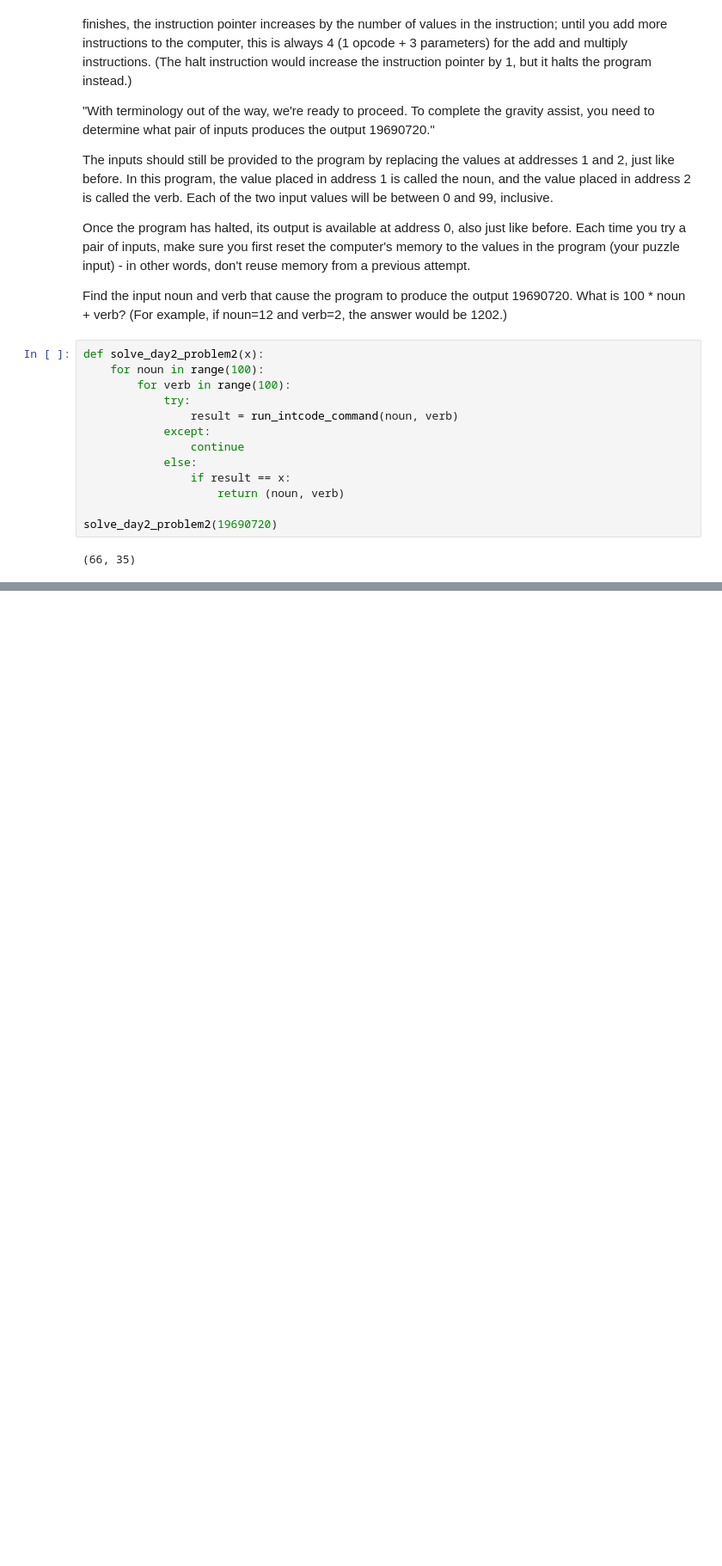
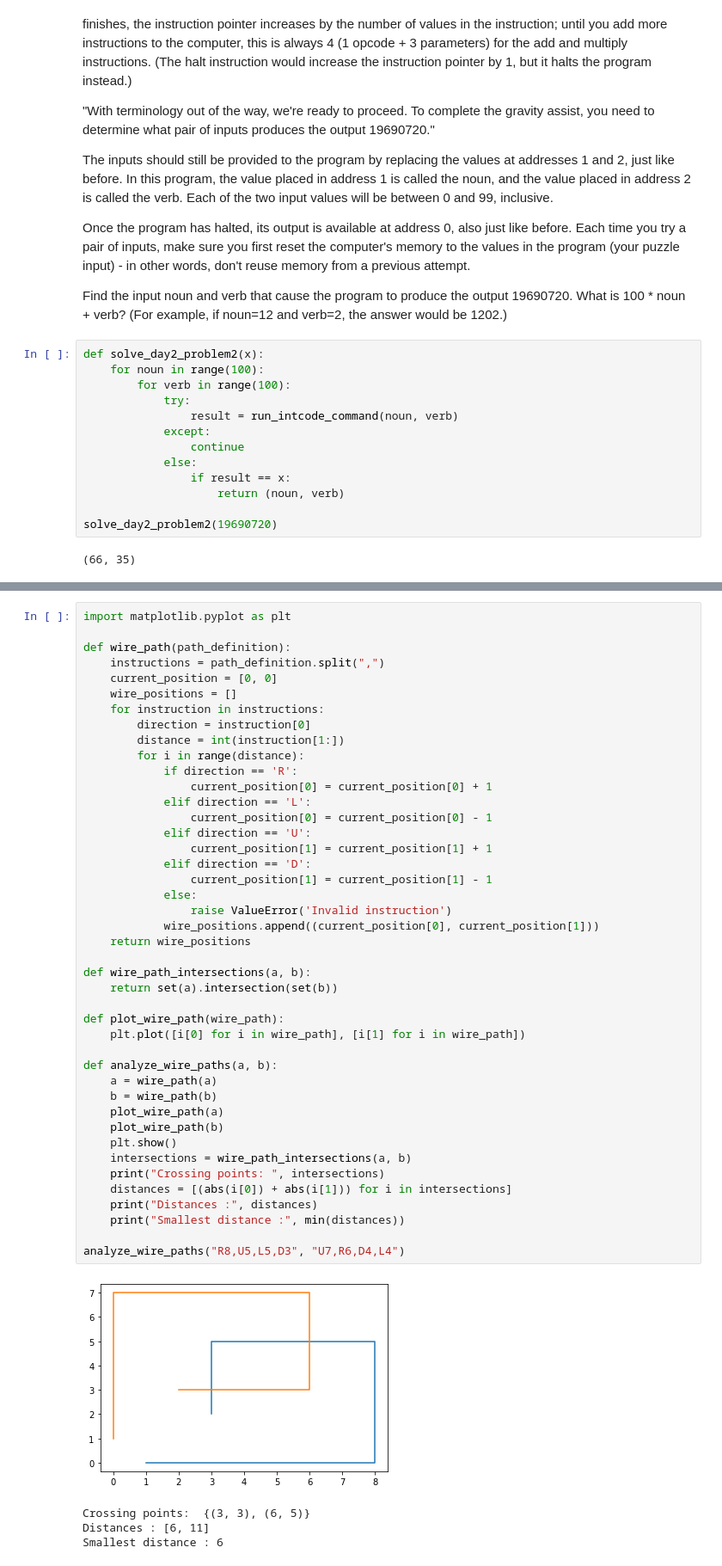
Before and after one commit to jbachhardie/advent-of-code-2019, a Jupyter notebook: advent-of-code-2019.ipynb, the cells around one changed output, grey strips where cells are left out. Shown at 86% size. Saved outputs shown, nothing was run; the diff lists cells and outputs as text; blank space fills up the shorter version.

```diff
--- a/advent-of-code-2019.ipynb
+++ b/advent-of-code-2019.ipynb
@@ -303,0 +355,48 @@ solve_day2_problem2(19690720)
+# %%
+import matplotlib.pyplot as plt
+
+def wire_path(path_definition):
+    instructions = path_definition.split(",")
+    current_position = [0, 0]
+    wire_positions = []
+    for instruction in instructions:
+        direction = instruction[0]
+        distance = int(instruction[1:])
+        for i in range(distance):
+            if direction == 'R':
+                current_position[0] = current_position[0] + 1
+            elif direction == 'L':
+                current_position[0] = current_position[0] - 1
+            elif direction == 'U':
+                current_position[1] = current_position[1] + 1
+            elif direction == 'D':
+                current_position[1] = current_position[1] - 1
+            else:
+                raise ValueError('Invalid instruction')
+            wire_positions.append((current_position[0], current_position[1]))
+    return wire_positions
+
+def wire_path_intersections(a, b):
+    return set(a).intersection(set(b))
+
+def plot_wire_path(wire_path):
+    plt.plot([i[0] for i in wire_path], [i[1] for i in wire_path])
+
+def analyze_wire_paths(a, b):
+    a = wire_path(a)
+    b = wire_path(b)
+    plot_wire_path(a)
+    plot_wire_path(b)
+    plt.show()
+    intersections = wire_path_intersections(a, b)
+    print("Crossing points: ", intersections)
+    distances = [(abs(i[0]) + abs(i[1])) for i in intersections]
+    print("Distances :", distances)
+    print("Smallest distance :", min(distances))
+
+analyze_wire_paths("R8,U5,L5,D3", "U7,R6,D4,L4")
+# %% [output]
+[figure, added]
+Crossing points:  {(3, 3), (6, 5)}
+Distances : [6, 11]
+Smallest distance : 6
```
Also changed, not shown: parts of 4 cells of this notebook.
